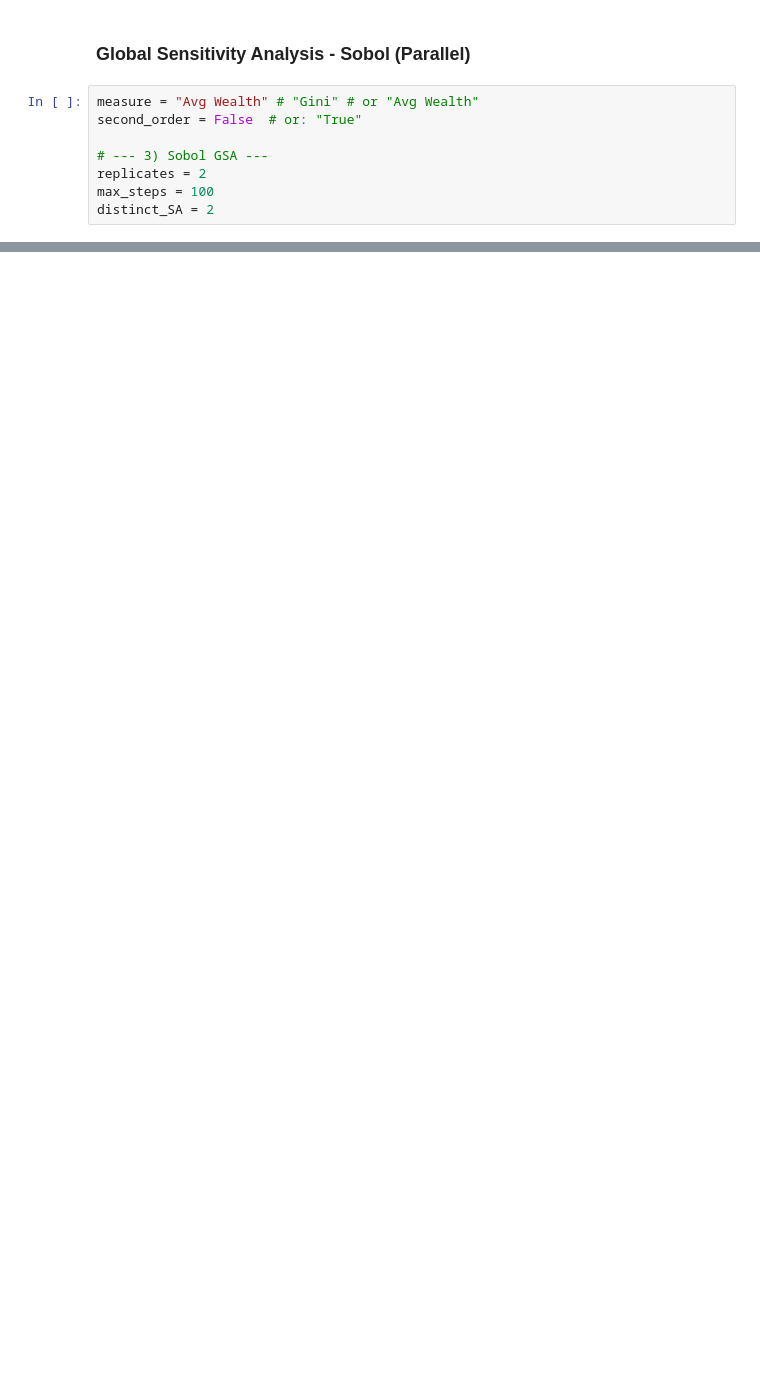
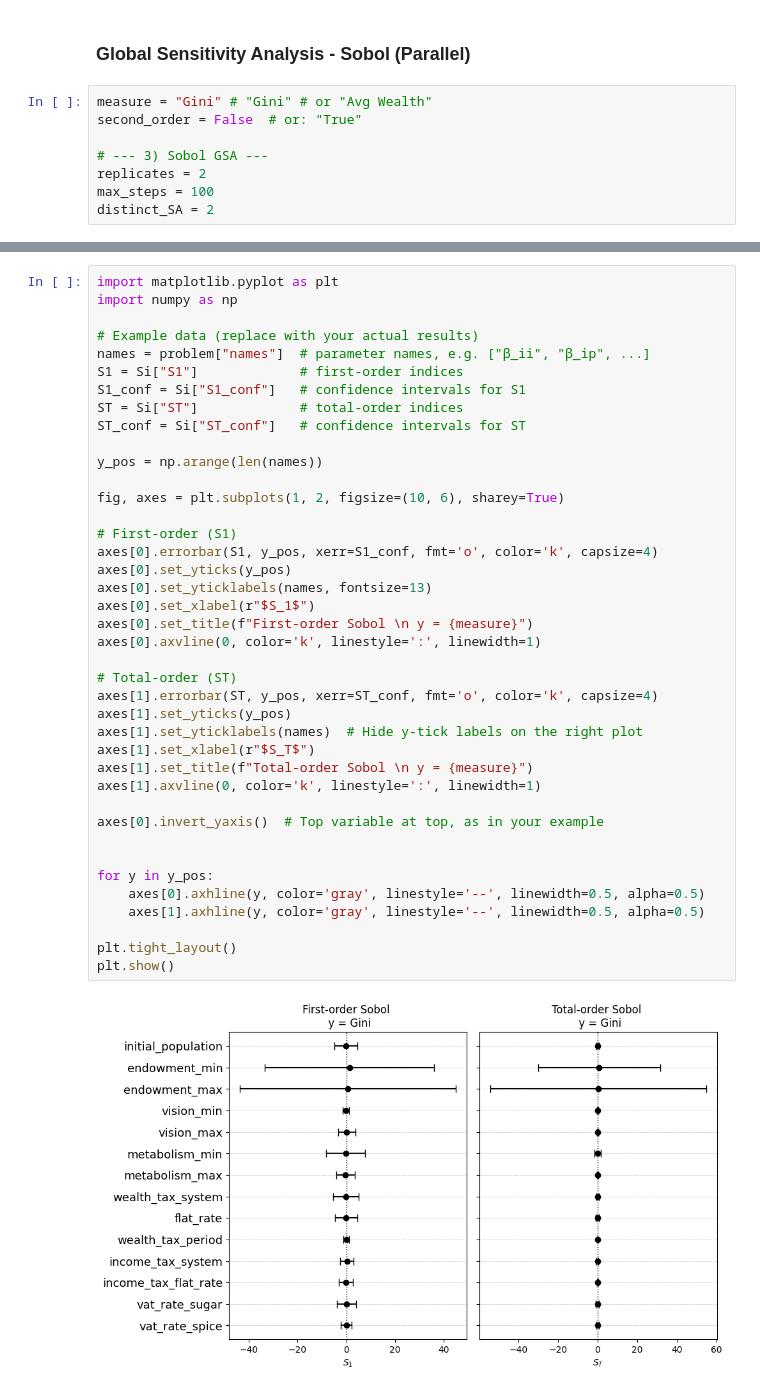
Before and after one commit to imaanb/ABM, a Jupyter notebook: global_sa.ipynb, the cells around one changed output, grey strips where cells are left out. Saved outputs shown, nothing was run; the diff lists cells and outputs as text; blank space fills up the shorter version.

Commit message:
oke params

```diff
--- a/global_sa.ipynb
+++ b/global_sa.ipynb
@@ -197,7 +199,7 @@ for var in ["initial_population", "flat_rate"]:
 # %% [markdown]
 ### Global Sensitivity Analysis - Sobol (Parallel)
 # %%
-measure = "Avg Wealth" # "Gini" # or "Avg Wealth"
+measure = "Gini" # "Gini" # or "Avg Wealth"
 second_order = False  # or: "True"
 
 # --- 3) Sobol GSA ---
@@ -319,0 +322,42 @@ plt.show()
+# %%
+import matplotlib.pyplot as plt
+import numpy as np
+
+# Example data (replace with your actual results)
+names = problem["names"]  # parameter names, e.g. ["β_ii", "β_ip", ...]
+S1 = Si["S1"]             # first-order indices
+S1_conf = Si["S1_conf"]   # confidence intervals for S1
+ST = Si["ST"]             # total-order indices
+ST_conf = Si["ST_conf"]   # confidence intervals for ST
+
+y_pos = np.arange(len(names))
+
+fig, axes = plt.subplots(1, 2, figsize=(10, 6), sharey=True)
+
+# First-order (S1)
+axes[0].errorbar(S1, y_pos, xerr=S1_conf, fmt='o', color='k', capsize=4)
+axes[0].set_yticks(y_pos)
+axes[0].set_yticklabels(names, fontsize=13)
+axes[0].set_xlabel(r"$S_1$")
+axes[0].set_title(f"First-order Sobol \n y = {measure}")
+axes[0].axvline(0, color='k', linestyle=':', linewidth=1)
+
+# Total-order (ST)
+axes[1].errorbar(ST, y_pos, xerr=ST_conf, fmt='o', color='k', capsize=4)
+axes[1].set_yticks(y_pos)
+axes[1].set_yticklabels(names)  # Hide y-tick labels on the right plot
+axes[1].set_xlabel(r"$S_T$")
+axes[1].set_title(f"Total-order Sobol \n y = {measure}")
+axes[1].axvline(0, color='k', linestyle=':', linewidth=1)
+
+axes[0].invert_yaxis()  # Top variable at top, as in your example
+
+
+for y in y_pos:
+    axes[0].axhline(y, color='gray', linestyle='--', linewidth=0.5, alpha=0.5)
+    axes[1].axhline(y, color='gray', linestyle='--', linewidth=0.5, alpha=0.5)
+
+plt.tight_layout()
+plt.show()
+# %% [output]
+[figure, added]
```
Also changed, not shown: parts of 5 cells of this notebook.
